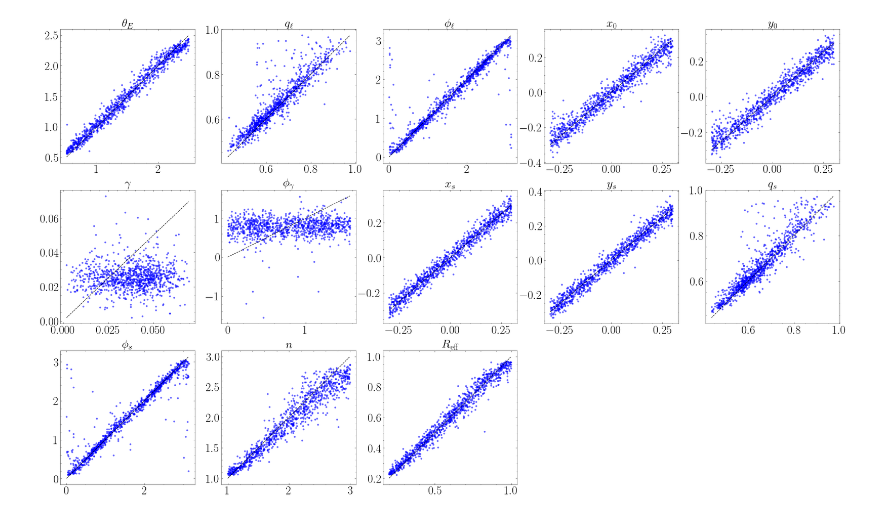
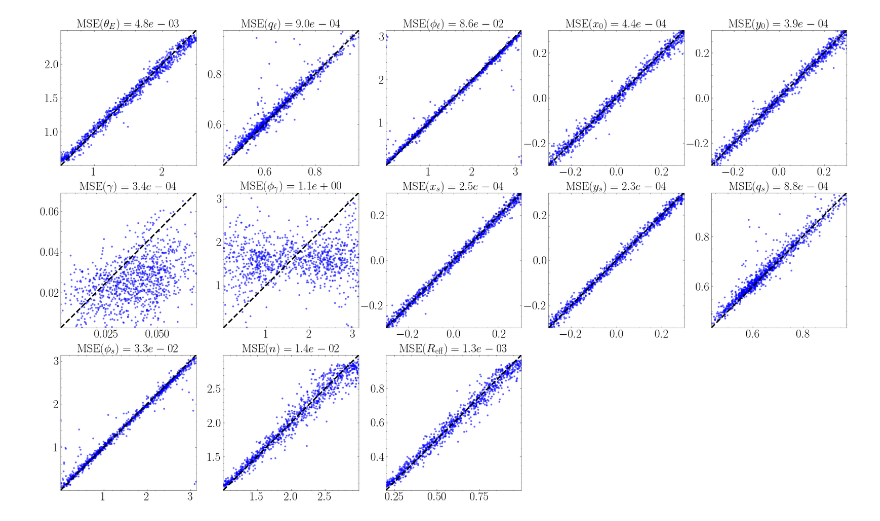
Before and after one commit to AlexandreAdam/Sersic_SIE_RIM, a Jupyter notebook: notebooks/cnn_results.ipynb, the cells around one changed output. Drawn from its saved outputs; the diff is of its cells as text; code cells hidden in the pictures.

```diff
--- a/notebooks/cnn_results.ipynb
+++ b/notebooks/cnn_results.ipynb
@@ -25,7 +25,8 @@ To enable them in other operations, rebuild TensorFlow with the appropriate comp
 # %%
 # model trained previous to 220429 were trained with arctan(e2, e1)/2 transform on angle. Their learned prior is [0, pi/2] which is a problem.
 # model = os.path.join("../models/CNN_g1_009_lr0.0001_dr1.0_perreault_levasseur2016_220428172433")
-model = os.path.join("../models/CNN_g1_033_lr0.0001_dr0.9_perreault_levasseur2016_220429100722")
+# model = os.path.join("../models/CNN_g1_033_lr0.0001_dr0.9_perreault_levasseur2016_220429100722")
+model = os.path.join("../models/CNN_g1_043_lr0.0001_dr0.9_inceptionV3_220429122436")
 
 
 with open(model + "/cnn_model_hparams.json", "r") as f:
@@ -79,19 +80,22 @@ true = np.concatenate(true, axis=0)
 pred = np.concatenate(pred, axis=0)
 # %%
 titles = [r"$\theta_E$", r"$q_\ell$", r"$\phi_\ell$", r"$x_0$", r"$y_0$", r"$\gamma$", r"$\phi_\gamma$", r"$x_s$", r"$y_s$", r"$q_s$", r"$\phi_s$", r"$n$", r"$R_{\mathrm{eff}}$"]
+titles2 = [r"\theta_E", r"q_\ell", r"\phi_\ell", r"x_0", r"y_0", r"\gamma", r"\phi_\gamma", r"x_s", r"y_s", r"q_s", r"\phi_s", r"n", r"R_{\mathrm{eff}}"]
 
 fig, axs = plt.subplots(3, 5, figsize=(30, 18))
 
 for i in range(3):
     for j in range(5):
         k = 5 * i + j
         if k < 13:
             axs[i, j].plot(true[:, k], pred[:, k], "b.", alpha=0.5)
             x_max = true[:, k].max()
             x_min = true[:, k].min()
-            axs[i, j].plot((x_min, x_max), (x_min, x_max), "k--")
-            axs[i, j].set_title(titles[k])
+            axs[i, j].plot((x_min, x_max), (x_min, x_max), "k--", lw=3)
+            axs[i, j].set_title(r"$\mathrm{MSE}(%s) = %.1e$" % (titles2[k], np.mean((true[:, k] - pred[:, k])**2)))
+            axs[i, j].set_xlim(x_min, x_max)
+            axs[i, j].set_ylim(x_min, x_max)
         if k >= 13:
             axs[i, j].axis("off")
 # %% [output]
-[figure, old version]
+[figure, new version]
```
Also changed, not shown: parts of 1 cell of this notebook, 1 other file.
